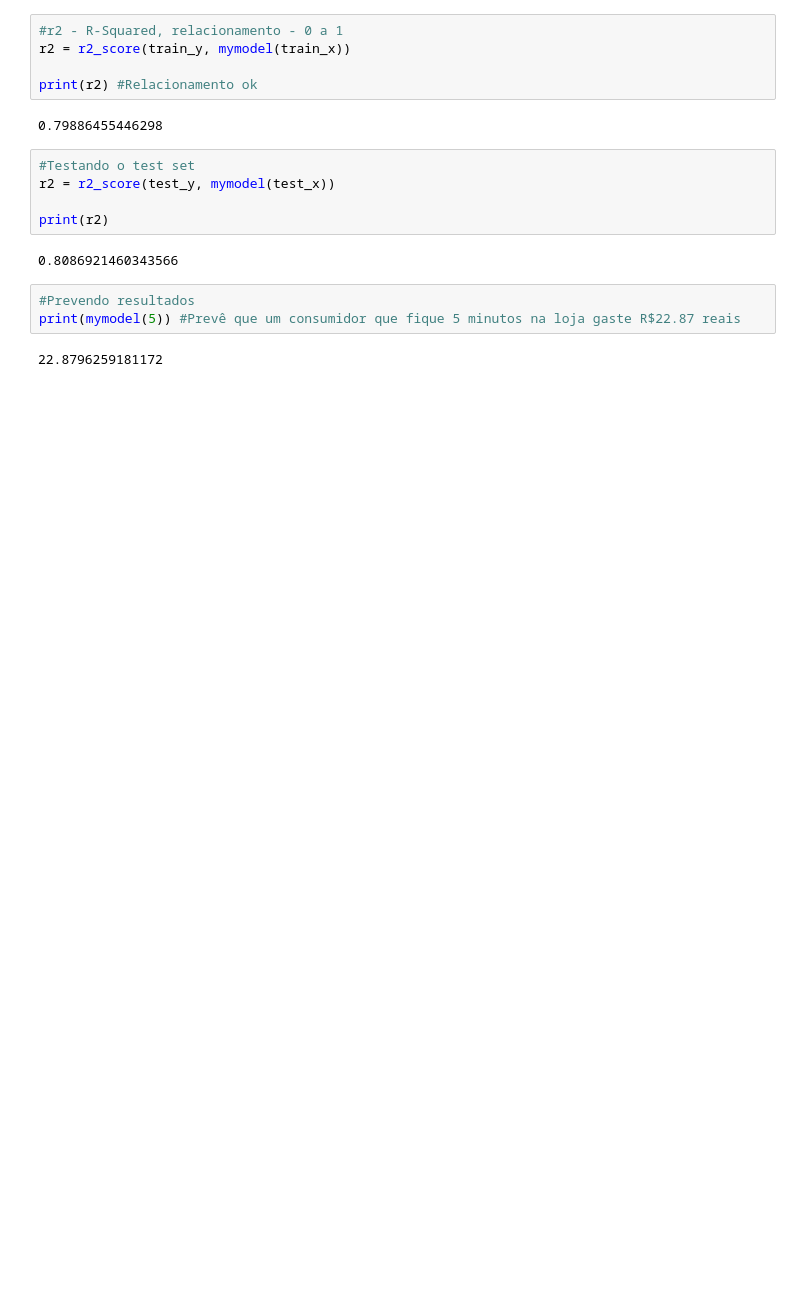
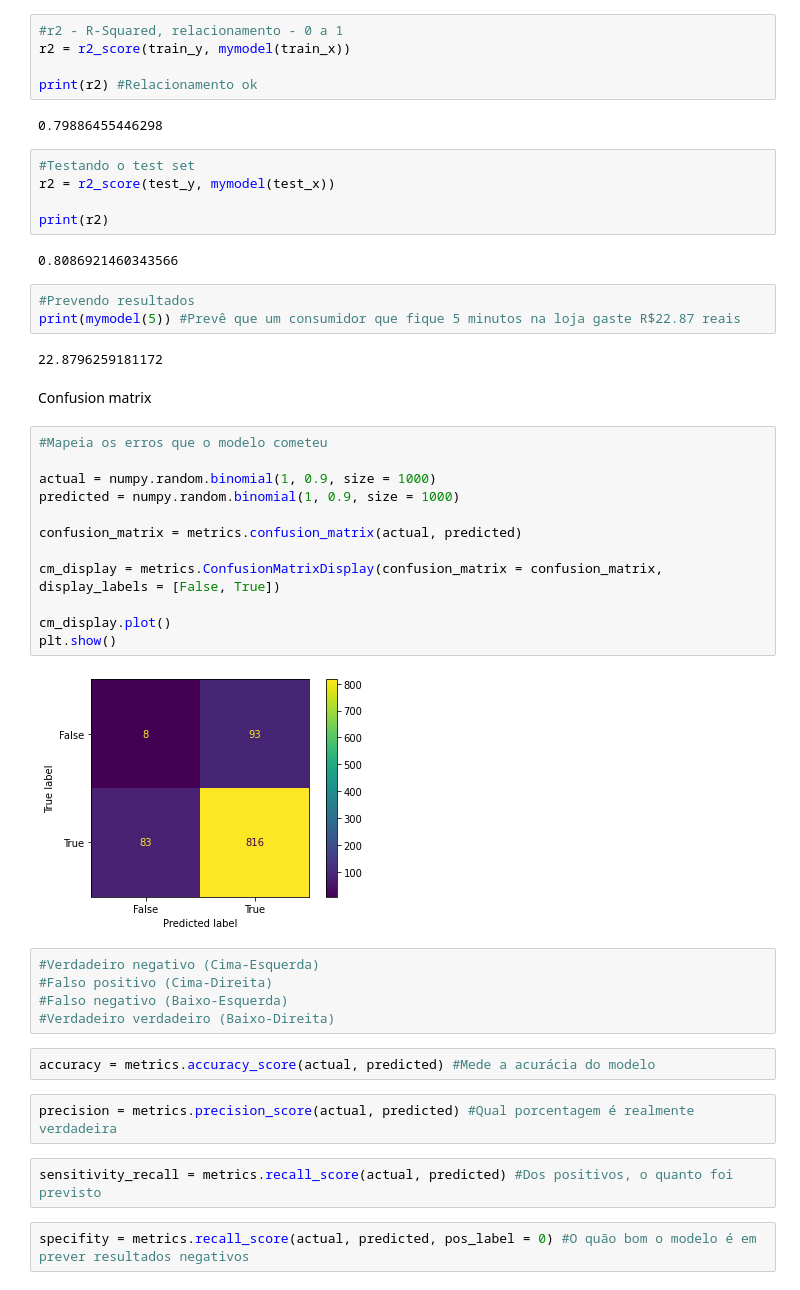
Before and after one commit to batista7557/Estatistica-basica-e-machine-learning, a Jupyter notebook: Machine_Learning.ipynb, the cells around one changed output. Drawn from its saved outputs; the diff is of its cells as text; blank space fills up the shorter version.

```diff
--- a/Machine_Learning.ipynb
+++ b/Machine_Learning.ipynb
@@ -311,3 +312,32 @@ print(r2)
 print(mymodel(5)) #Prevê que um consumidor que fique 5 minutos na loja gaste R$22.87 reais
 # %% [output]
 22.8796259181172
+# %% [markdown]
+Confusion matrix
+# %%
+#Mapeia os erros que o modelo cometeu
+
+actual = numpy.random.binomial(1, 0.9, size = 1000)
+predicted = numpy.random.binomial(1, 0.9, size = 1000)
+
+confusion_matrix = metrics.confusion_matrix(actual, predicted)
+
+cm_display = metrics.ConfusionMatrixDisplay(confusion_matrix = confusion_matrix, display_labels = [False, True])
+
+cm_display.plot()
+plt.show()
+# %% [output]
+[figure, added]
+# %%
+#Verdadeiro negativo (Cima-Esquerda)
+#Falso positivo (Cima-Direita)
+#Falso negativo (Baixo-Esquerda)
+#Verdadeiro verdadeiro (Baixo-Direita)
+# %%
+accuracy = metrics.accuracy_score(actual, predicted) #Mede a acurácia do modelo
+# %%
+precision = metrics.precision_score(actual, predicted) #Qual porcentagem é realmente verdadeira
+# %%
+sensitivity_recall = metrics.recall_score(actual, predicted) #Dos positivos, o quanto foi previsto
+# %%
+specifity = metrics.recall_score(actual, predicted, pos_label = 0) #O quão bom o modelo é em prever resultados negativos
```
Also changed, not shown: parts of 3 cells of this notebook.
